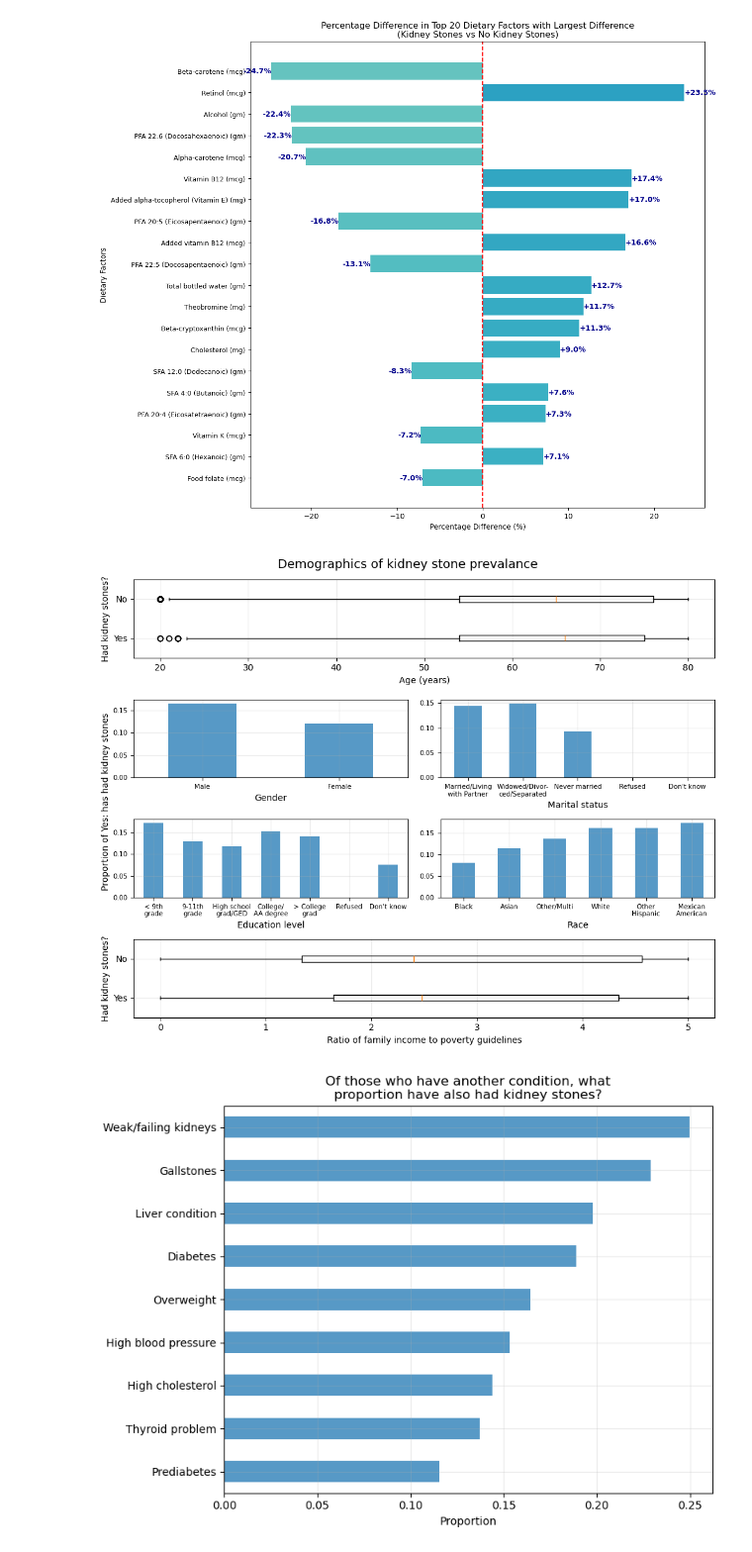
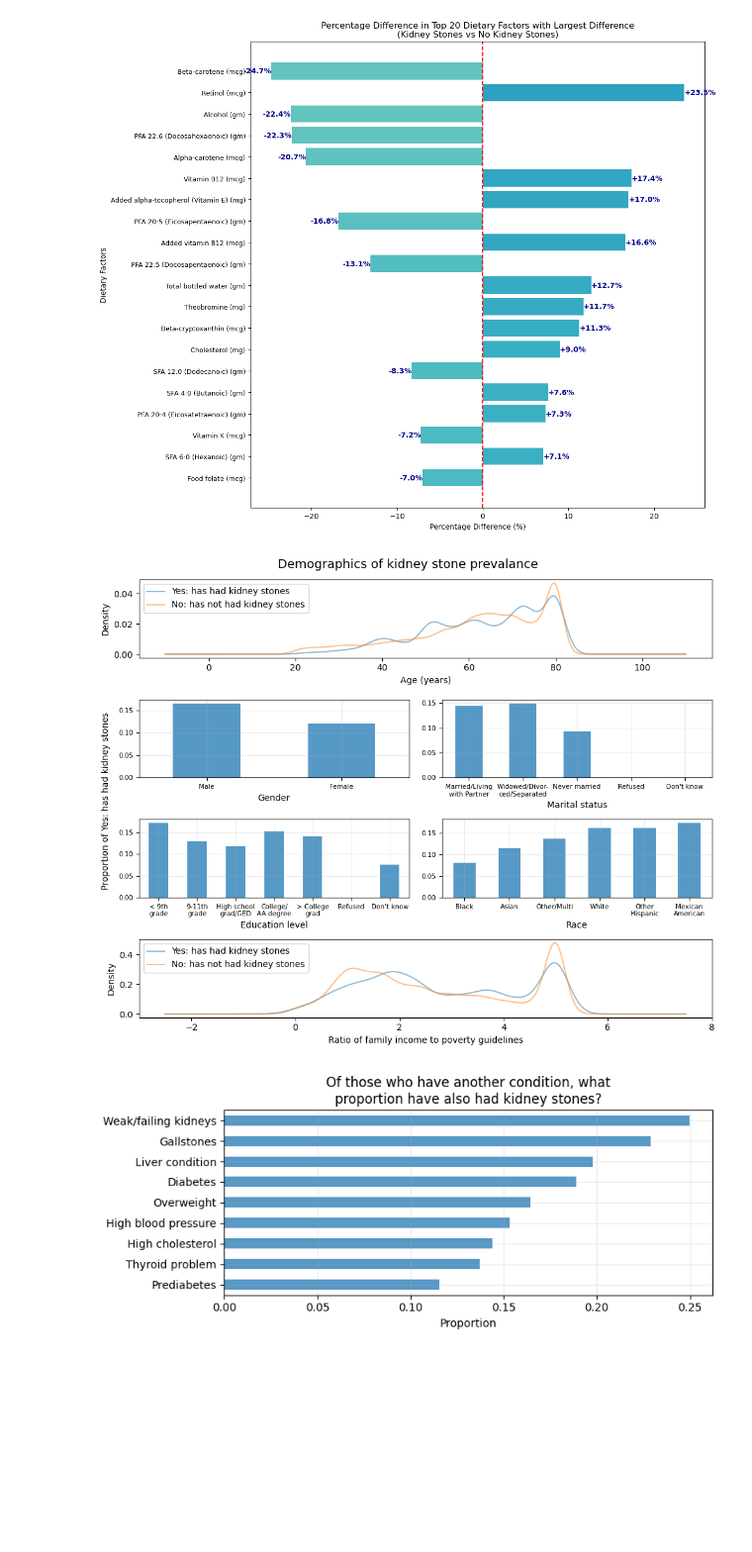
Before and after one commit to dvnguyen02/DATA301-Project, a Jupyter notebook: EDA/background-and-data.ipynb, the cells around one changed output. Shown at 99% size. Saved outputs shown, nothing was run; the diff lists cells and outputs as text; code cells hidden in the pictures; blank space fills up the shorter version.

```diff
--- a/EDA/background-and-data.ipynb
+++ b/EDA/background-and-data.ipynb
@@ -287,12 +288,19 @@ for i, col in enumerate(demo_df[["Gender", "Marital status", "Education level",
     )
     ax[i].grid(alpha = 0.25)
 
-for i, col in zip([0, 5], demo_df[["Age", "Income ratio"]]):
-    col_groupby = demo_df[col].groupby(demo_df["Kidney stones"], observed = False).apply(lambda x: x.dropna().tolist())
-    ax[i].boxplot(col_groupby, vert = False)
-    ax[i].set_yticks([1,2], col_groupby.index)
-    ax[i].grid(alpha = 0.25)
-    ax[i].set_ylabel("Had kidney stones?")
+## boxplots for age and income ratio
+#for i, col in zip([0, 5], demo_df[["Age", "Income ratio"]]):
+#    col_groupby = demo_df[col].groupby(demo_df["Kidney stones"], observed = False).apply(lambda x: x.dropna().tolist())
+#    ax[i].boxplot(col_groupby, vert = False)
+#    ax[i].set_yticks([1,2], col_groupby.index)
+#    ax[i].grid(alpha = 0.25)
+#    ax[i].set_ylabel("Had kidney stones?")
+
+## kde for age and income ratio - looks better
+for i, col in zip([0, 5], ["Age", "Income ratio"]):
+    demo_df.loc[demo_df["Kidney stones"] == "Yes", col].plot.kde(ax = ax[i], alpha = 0.5, label = "Yes: has had kidney stones")
+    demo_df.loc[demo_df["Kidney stones"] == "No", col].plot.kde(ax = ax[i], alpha = 0.5, label = "No: has not had kidney stones")
+    ax[i].legend()
 
 ax[0].set_xlabel("Age (years)")
 ax[5].set_xlabel("Ratio of family income to poverty guidelines")
@@ -304,7 +312,7 @@ fig.tight_layout()
 plt.savefig("../results/figures/demo_ks_prev.png")
 plt.show()
 # %% [output]
-[figure, old version]
+[figure, new version]
 # %%
 cond_cols = ["BPQ020", "BPQ080", "DIQ010", "DIQ160", "KIQ022", "MCQ080", "MCQ160M", "MCQ550", "MCQ160L"]
 cond_df = pd.DataFrame({col: pd.crosstab(df["KIQ026"], df[col], normalize = "columns")[1] for col in cond_cols})
@@ -321,15 +329,15 @@ cond_df.rename(columns = {
 }, inplace = True)
 cond_df = cond_df.T
 # %%
-fig, ax = plt.subplots(figsize = (8,6))
+fig, ax = plt.subplots(figsize = (8,3.5))
 
 cond_df[1].sort_values().plot.barh(ax = ax, alpha = 0.75)
 ax.set_title("Of those who have another condition, what\nproportion have also had kidney stones?")
 ax.grid(alpha = 0.25)
 ax.set_xlabel("Proportion")
 
 plt.tight_layout()
 plt.savefig("../results/figures/cond_ks_prop.png")
 plt.show()
 # %% [output]
-[figure, old version]
+[figure, new version]
```
Also changed, not shown: parts of 4 cells of this notebook, 1 other file.
